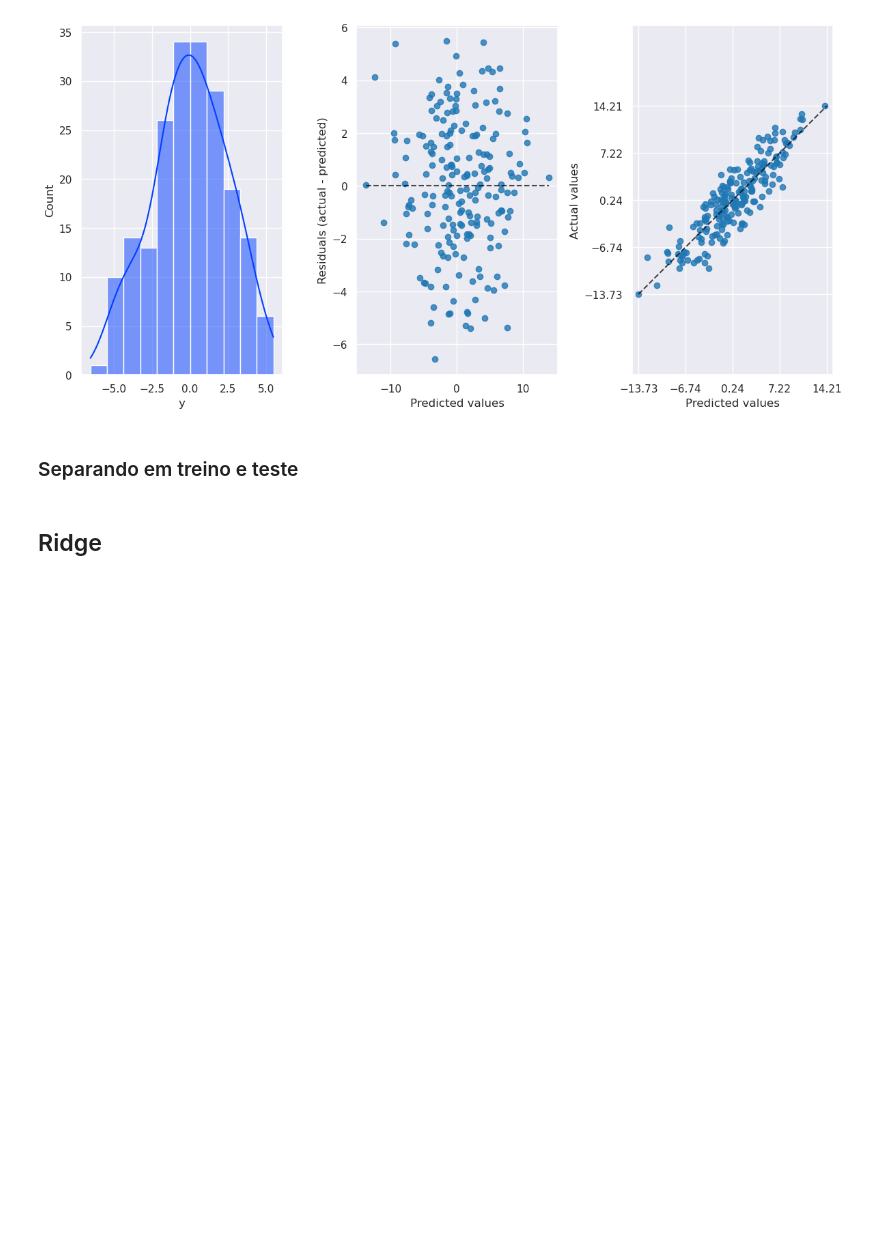
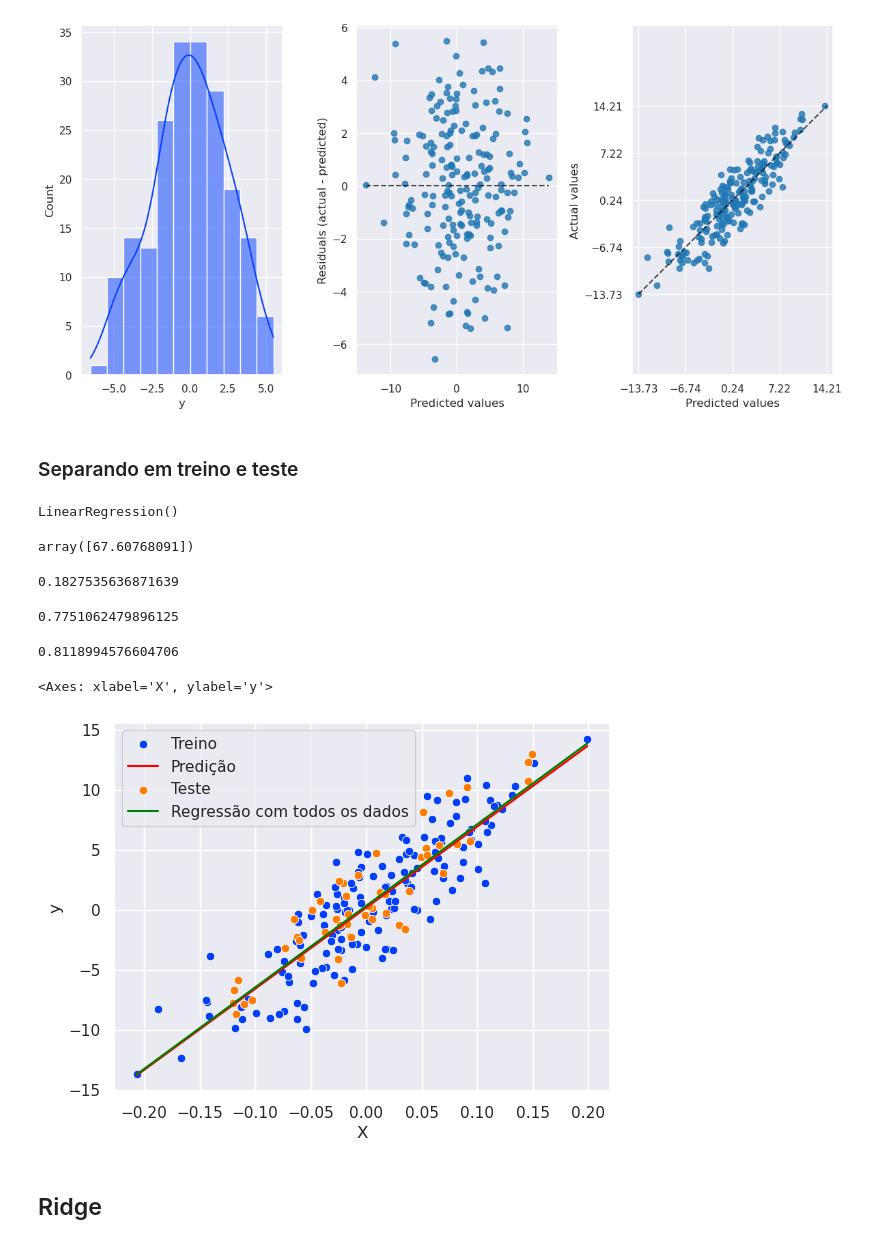
Before and after one commit to PauloViniciusR/Modelos_regularizacao, a Jupyter notebook: notebooks/01_regularizacao.ipynb, the cells around one changed output. Saved outputs shown, nothing was run; the diff lists cells and outputs as text; code cells hidden in the pictures; blank space fills up the shorter version.

```diff
--- a/notebooks/01_regularizacao.ipynb
+++ b/notebooks/01_regularizacao.ipynb
@@ -120,6 +120,44 @@ plot_residuos(y, y_pred_lr)
 [figure]
 # %% [markdown]
 ### Separando em treino e teste
+# %%
+X_train, X_test, y_train, y_test = train_test_split(
+    X,
+    y,
+    test_size=0.25,
+    random_state=42,
+
+)
+# %%
+regressor_lr.fit(X_train, y_train)
+# %% [output]
+LinearRegression()
+# %%
+regressor_lr.coef_
+# %% [output]
+array([67.60768091])
+# %%
+regressor_lr.intercept_
+# %% [output]
+0.1827535636871639
+# %%
+regressor_lr.score(X_train, y_train)
+# %% [output]
+0.7751062479896125
+# %%
+regressor_lr.score(X_test, y_test)
+# %% [output]
+0.8118994576604706
+# %%
+y_pred_lr_split = regressor_lr.predict(X)
+# %%
+sns.scatterplot(x=X_train["X"], y=y_train, color="C0", label="Treino")
+sns.lineplot(x=df["X"], y=y_pred_lr_split, color="red", label="Predição")
+sns.scatterplot(x=X_test["X"], y=y_test, color="C1", label="Teste")
+sns.lineplot(data=df, x="X", y=y_pred_lr, color="green", label="Regressão com todos os dados")
+# %% [output]
+<Axes: xlabel='X', ylabel='y'>
+[figure, added]
 # %% [markdown]
 ## Ridge
 # %% [markdown]
```
